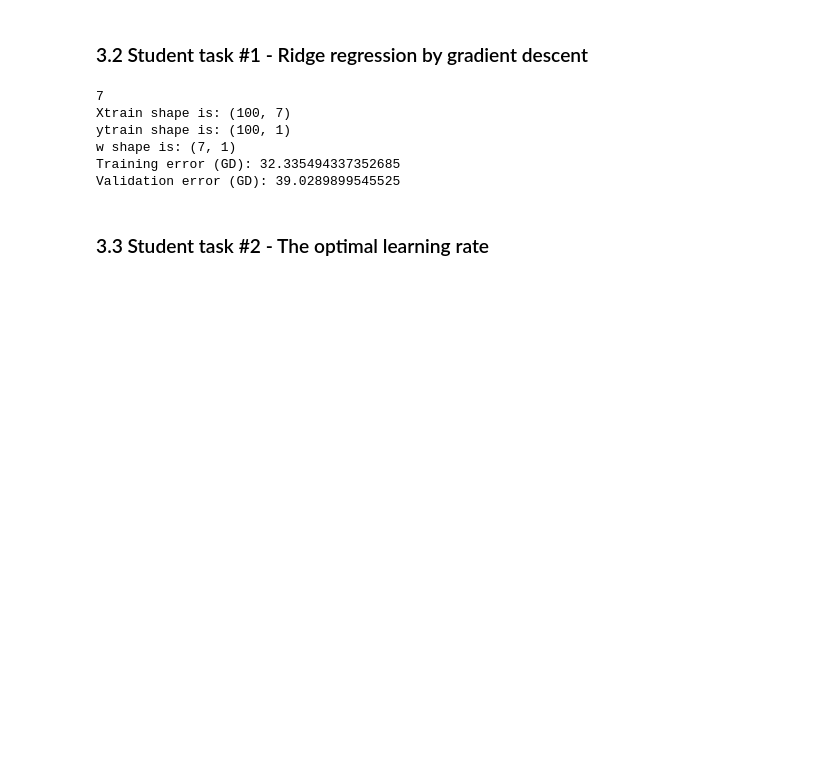
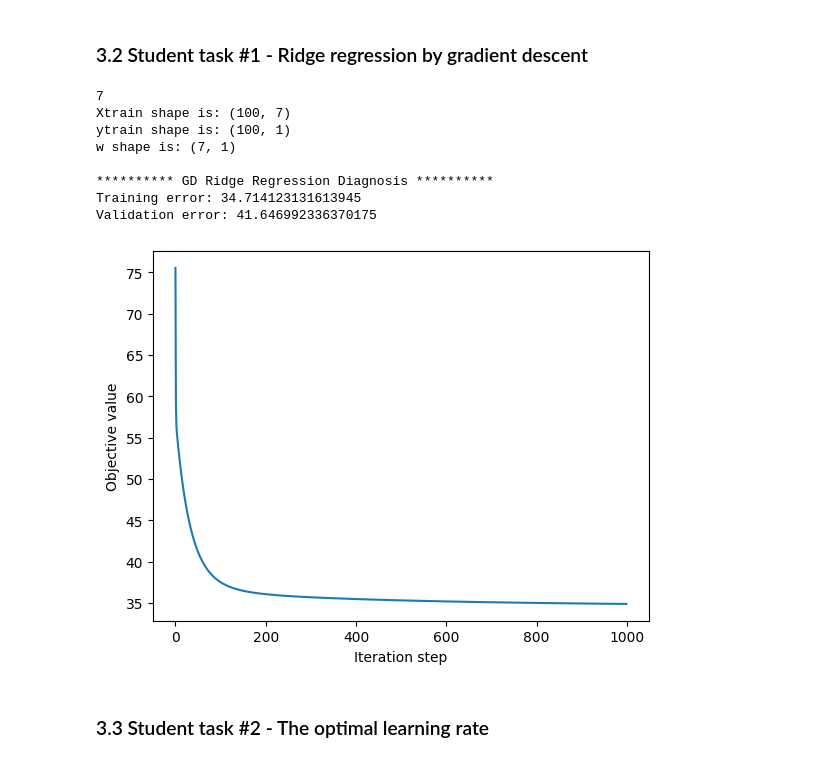
Before and after one commit to SpringNuance/Federated-Learning, a Jupyter notebook: Student works/3. Gradient Methods/GradientMethods_CodingAssignment.ipynb, the cells around one changed output. Saved outputs shown, nothing was run; the diff lists cells and outputs as text; code cells hidden in the pictures; blank space fills up the shorter version.

```diff
--- a/Student works/3. Gradient Methods/GradientMethods_CodingAssignment.ipynb
+++ b/Student works/3. Gradient Methods/GradientMethods_CodingAssignment.ipynb
@@ -179,39 +179,52 @@ regparam = 0.01
 
 # Initialize weights
 w = np.zeros((nrfeatures, 1))
 
 print(nrfeatures)
 m = trainsize # 100
 # lambda_param = m * regparam
 # Gradient Descent
 
 print(f"Xtrain shape is: {Xtrain.shape}")
 print(f"ytrain shape is: {ytrain.shape}")
 print(f"w shape is: {w.shape}")
 
+log_gradient = np.zeros((N_iters, 1)) # The log of gradients.
+log_objective = np.zeros((N_iters, 1)) # The log of the objective function values.
+
 for k in range(N_iters):
     grad_fw = np.zeros((nrfeatures, 1))
     for r in range(m):
         x_r = Xtrain[r, :].reshape(-1, 1) # shape (7, 1)
         # print(x_r.shape)
         y_r = ytrain[r].item() # scalar
-        grad_fw += x_r * (y_r - w.T @ x_r) + regparam * x_r
-    grad_fw = - (2/m) * grad_fw
+        grad_fw += x_r * (y_r - w.T @ x_r)
+    grad_fw = - (2/m) * grad_fw + 2 * regparam * w
     w = w - lrate * grad_fw
+    log_gradient[k] = LA.norm(grad_fw)
+    log_objective[k] = mean_squared_error(ytrain, Xtrain @ w) + regparam * LA.norm(w)
 
 # Calculate errors
 Etrain_GD = mean_squared_error(ytrain, Xtrain @ w)
 Eval_GD = mean_squared_error(yval, Xval @ w)
 
-print("Training error (GD):", Etrain_GD)
-print("Validation error (GD):", Eval_GD)
+plt.plot(range(N_iters), log_objective)
+plt.xlabel("Iteration step")
+plt.ylabel("Objective value")
+
+print("\n********** GD Ridge Regression Diagnosis **********")
+print("Training error:", Etrain_GD)
+print("Validation error:", Eval_GD)
 # %% [output]
 7
 Xtrain shape is: (100, 7)
 ytrain shape is: (100, 1)
 w shape is: (7, 1)
-Training error (GD): 32.335494337352685
-Validation error (GD): 39.0289899545525
+
+********** GD Ridge Regression Diagnosis **********
+Training error: 34.714123131613945
+Validation error: 41.646992336370175
+[figure, added]
 # %% [markdown]
 ### 3.3 Student task #2 - The optimal learning rate
 # %%
```
Also changed, not shown: parts of 1 cell of this notebook, 2 other files.
